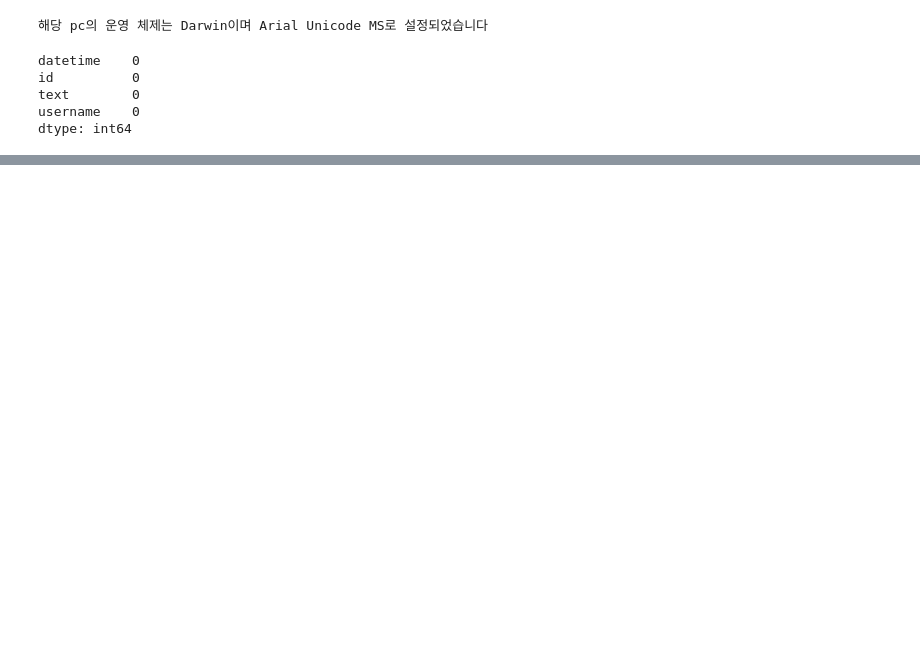
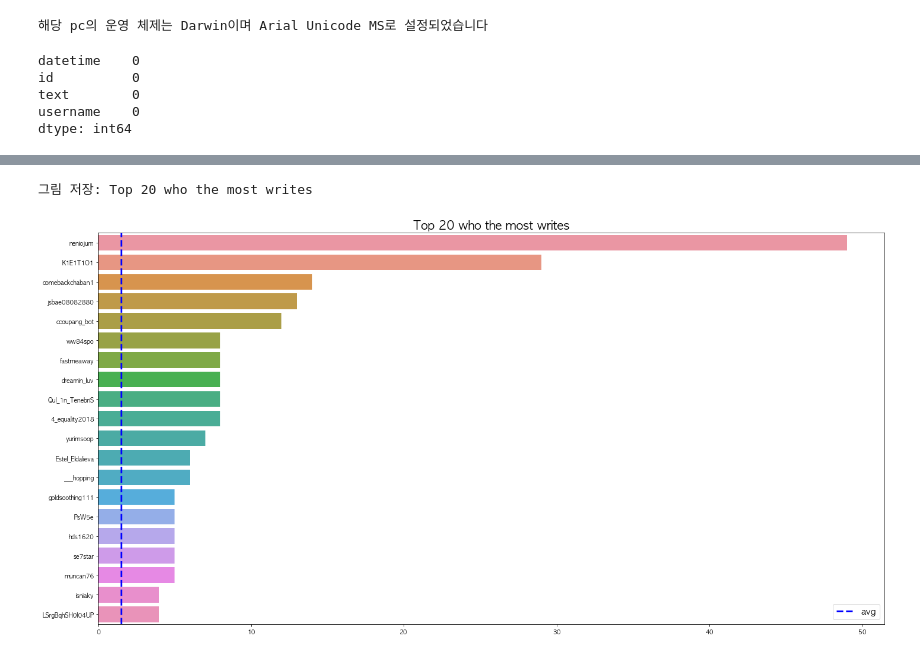
Before and after one commit to solyourock/ML_study, a Jupyter notebook: NLP/twitter_eda.ipynb, the cells around one changed output, grey strips where cells are left out. Saved outputs shown, nothing was run; the diff lists cells and outputs as text; code cells hidden in the pictures; blank space fills up the shorter version.

```diff
--- a/NLP/twitter_eda.ipynb
+++ b/NLP/twitter_eda.ipynb
@@ -148,14 +126,17 @@ women_policy['text'] = women_policy['text'].apply(lambda x : clean(x))
 # %%
 # 어떤 유저가 가장 많이 트윗을 썻는지
 plt.figure(figsize=(20,10))
 sns.barplot(x=women_policy['username'].value_counts()[:20].values,
             y=women_policy['username'].value_counts()[:20].index,
            orient='h')
 plt.title('Top 20 who the most writes', fontsize=20)
 plt.axvline(x=np.average(women_policy['username'].value_counts().values), color='b', linestyle='--', linewidth=3,
             label='avg')
 plt.legend(fontsize=15)
-# save_fig('Top 20 who the most writes')
+save_fig('Top 20 who the most writes')
+# %% [output]
+그림 저장: Top 20 who the most writes
+[figure, added]
 # %%
 # 전체 문장 길이 분포
 plt.figure(figsize=(20,10))
```
Also changed, not shown: parts of 28 cells of this notebook.
